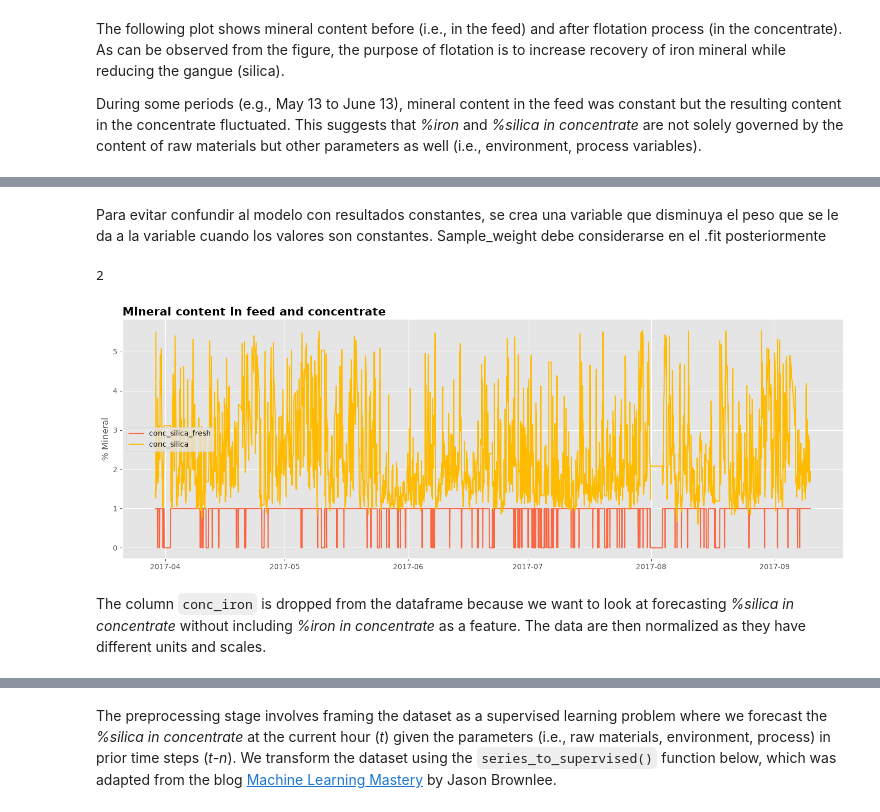
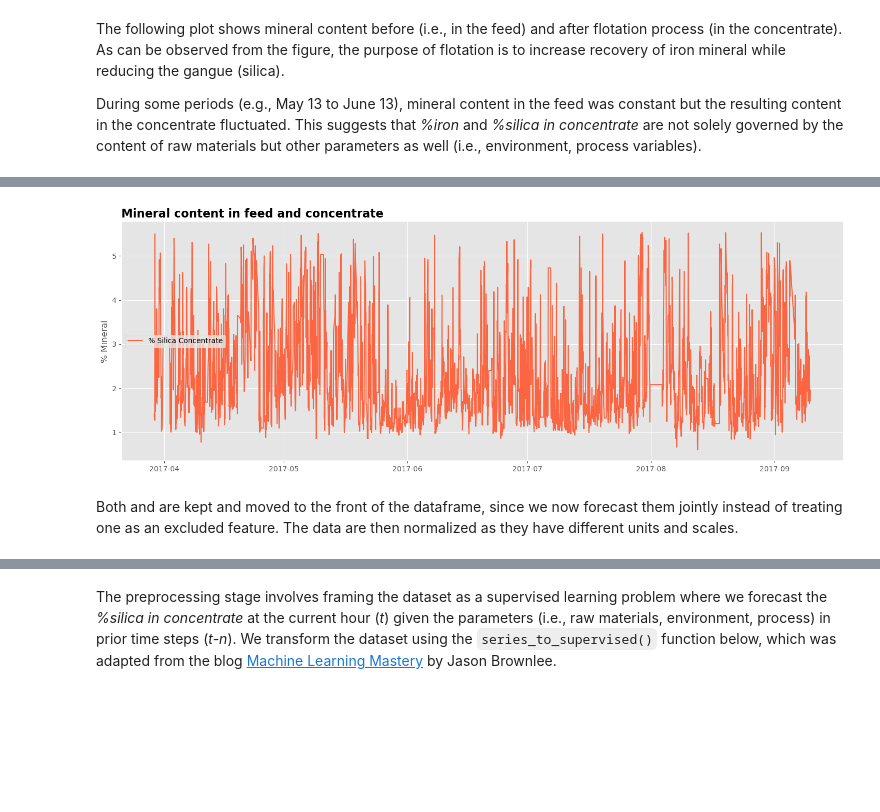
Before and after one commit to gerardo-perez-96/AOVE2-doc, a Jupyter notebook: mining_process_dataset/gangue-forecast-in-flotation-concentrate.ipynb, the cells around one changed output, grey strips where cells are left out. Saved outputs shown, nothing was run; the diff lists cells and outputs as text; code cells hidden in the pictures; blank space fills up the shorter version.

```diff
--- a/mining_process_dataset/gangue-forecast-in-flotation-concentrate.ipynb
+++ b/mining_process_dataset/gangue-forecast-in-flotation-concentrate.ipynb
@@ -73,7 +73,7 @@ cols_renamed = [
 df = pd.read_csv(
     filepath,
     header=0,
-    names=cols_renamed,
+    # names=cols_renamed,
     parse_dates=['date'],
     infer_datetime_format=True,
     decimal=',')
@@ -170,7 +174,7 @@ The following plot shows mineral content before (i.e., in the feed) and after fl
 
 During some periods (e.g., May 13 to June 13), mineral content in the feed was constant but the resulting content in the concentrate fluctuated. This suggests that *%iron* and *%silica in concentrate* are not solely governed by the content of raw materials but other parameters as well (i.e., environment, process variables).
 # %%
-content = ['feed_iron', 'feed_silica', 'conc_iron', 'conc_silica']
+content = ['% Iron Concentrate', '% Silica Concentrate', '% Iron Feed', '% Silica Feed']
 palette = ['#FB6542', '#FFBB00', '#3F681C', '#375E97']
 
 # Plot mineral content before and after flotation
@@ -246,28 +194,21 @@ Name: count, dtype: int64
-# %% [markdown]
-Para evitar confundir al modelo con resultados constantes, se crea una variable que disminuya el peso que se le da a la variable cuando los valores son constantes. Sample_weight debe considerarse en el .fit posteriormente
-# %%
-df["conc_silica_fresh"] = (df["conc_silica"] != df["conc_silica"].shift()).astype(int)
-print(df["conc_silica_fresh"].nunique())
-# %% [output]
-2
 # %%
-mask_test = ['conc_silica_fresh', 'conc_silica']
-palette = ['#FB6542', '#FFBB00']
+mask_test = ['% Silica Concentrate']
+
 
 # Plot mineral content before and after flotation
 plt.style.use('ggplot')
 fig, ax = plt.subplots(figsize=(18,6))
 for pct, color in zip(mask_test, palette):
     ax.plot(df.index.values, pct, data=df, color=color)
 ax.set_title('Mineral content in feed and concentrate',
              loc='left', weight='bold', size=16)
 ax.set_ylabel('% Mineral')
 ax.spines['top'].set_visible(False)
 ax.spines['right'].set_visible(False)
 ax.legend(loc='center left')
 plt.show()
 # %% [output]
-[figure, old version]
+[figure, new version]
-# %% [markdown]
-The column `conc_iron` is dropped from the dataframe because we want to look at forecasting *%silica in concentrate* without including *%iron in concentrate* as a feature. The data are then normalized as they have different units and scales.
+# %% [markdown]
+Both  and  are kept and moved to the front of the dataframe, since we now forecast them jointly instead of treating one as an excluded feature. The data are then normalized as they have different units and scales.
 # %%
```
Also changed, not shown: parts of 32 cells of this notebook, 8 other files.
